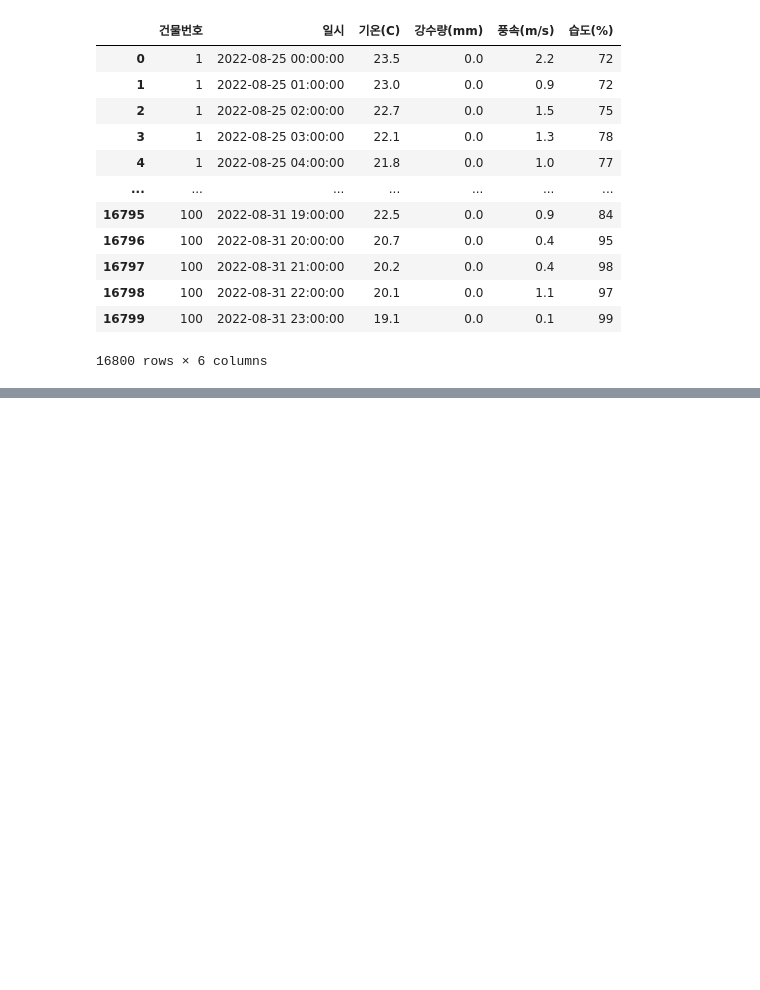
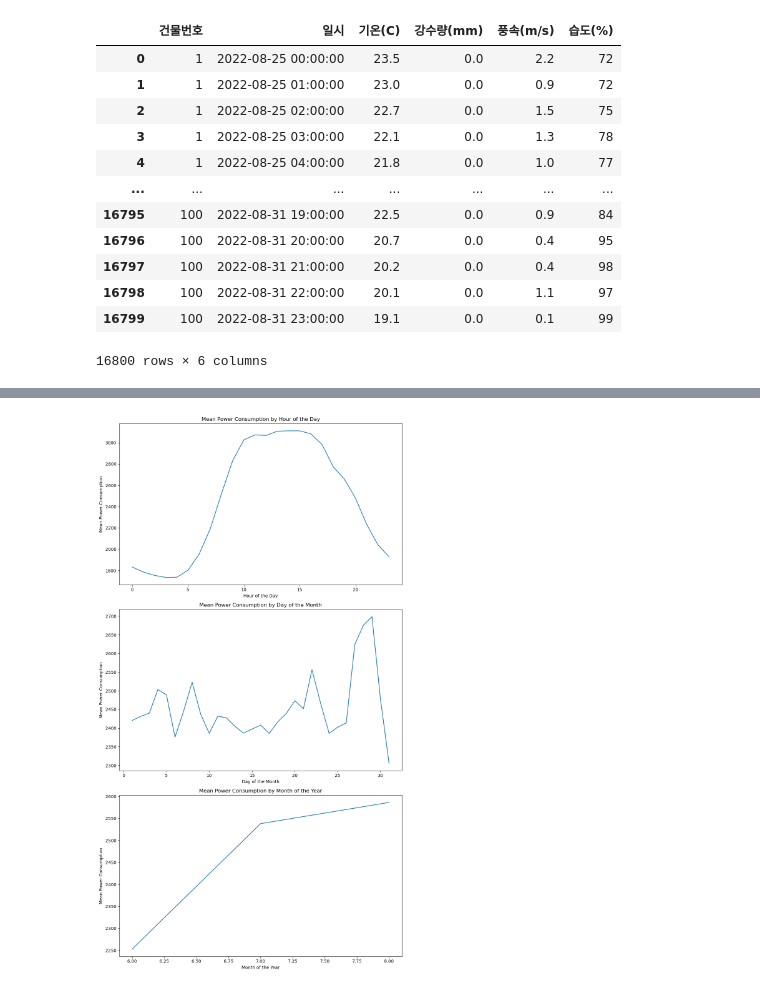
Before and after one commit to ji6394/TIL, a Jupyter notebook: Data/Dacon/power/baseline-try.ipynb, the cells around one changed output, grey strips where cells are left out. Saved outputs shown, nothing was run; the diff lists cells and outputs as text; code cells hidden in the pictures; blank space fills up the shorter version.

```diff
--- a/Data/Dacon/power/baseline-try.ipynb
+++ b/Data/Dacon/power/baseline-try.ipynb
@@ -403,0 +649,25 @@ test
+# %%
+fig, axs = plt.subplots(3, 1, figsize=(10, 18))
+
+# Plot mean power consumption by hour of the day
+sns.lineplot(x=mean_power_by_hour.index, y=mean_power_by_hour.values, ax=axs[0])
+axs[0].set_title('Mean Power Consumption by Hour of the Day')
+axs[0].set_xlabel('Hour of the Day')
+axs[0].set_ylabel('Mean Power Consumption')
+
+# Plot mean power consumption by day of the month
+sns.lineplot(x=mean_power_by_day.index, y=mean_power_by_day.values, ax=axs[1])
+axs[1].set_title('Mean Power Consumption by Day of the Month')
+axs[1].set_xlabel('Day of the Month')
+axs[1].set_ylabel('Mean Power Consumption')
+
+# 년기준 월평균 소비전력
+sns.lineplot(x=mean_power_by_month.index, y=mean_power_by_month.values, ax=axs[2])
+axs[2].set_title('Mean Power Consumption by Month of the Year')
+axs[2].set_xlabel('Month of the Year')
+axs[2].set_ylabel('Mean Power Consumption')
+
+plt.tight_layout()
+plt.show()
+# %% [output]
+[figure, added]
```
Also changed, not shown: parts of 33 cells of this notebook.
